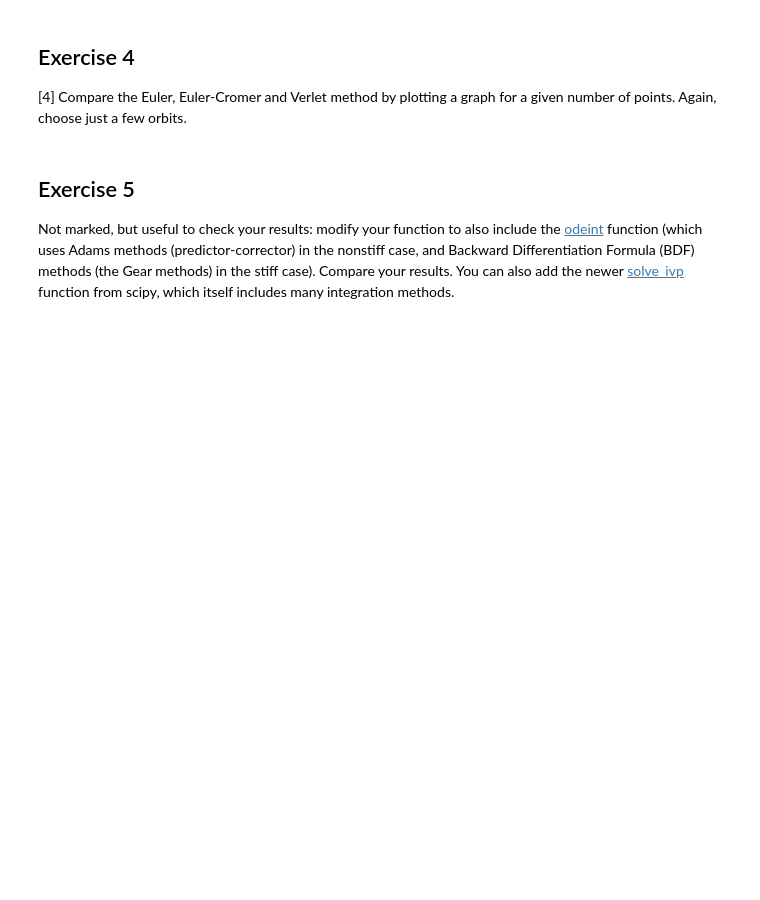
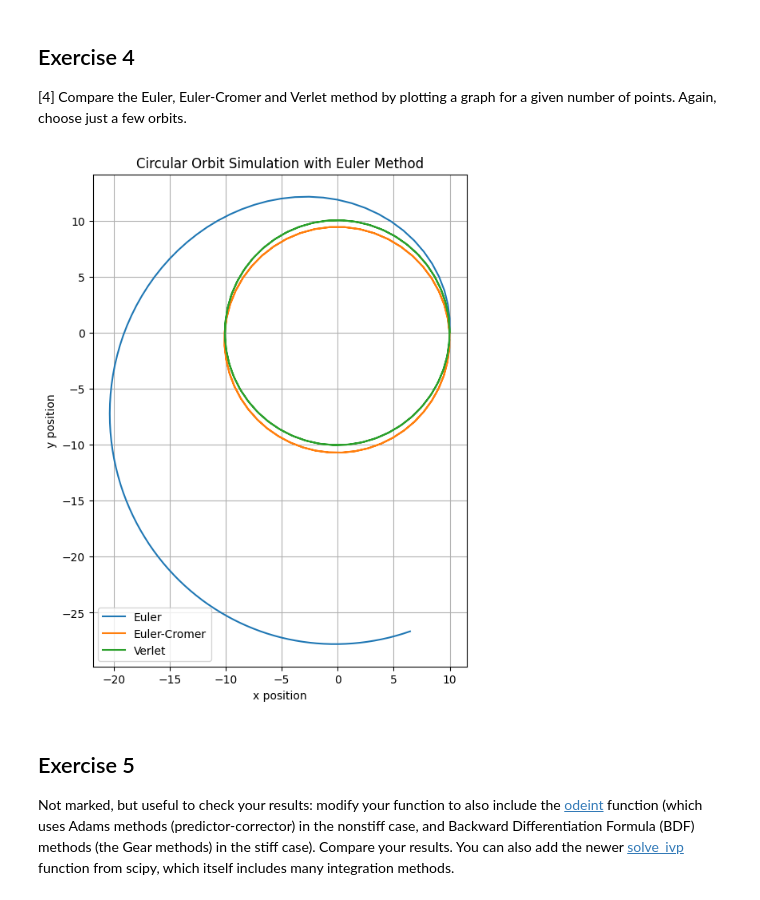
Before and after one commit to PX2145-2025/week-9-b-JonesRhys, a Jupyter notebook: ODEs_2.ipynb, the cells around one changed output. Cells and saved outputs as stored; diff of their text form; code cells hidden in the pictures; blank space fills up the shorter version.

```diff
--- a/ODEs_2.ipynb
+++ b/ODEs_2.ipynb
@@ -359,6 +396,65 @@ plt.show()
 ## Exercise 4
 
 [4] Compare the Euler, Euler-Cromer and Verlet method by plotting a graph for a given number of points. Again, choose just a few orbits.
+# %%
+# parameters from the question
+G=1
+M=1
+
+# initial radial distance
+r_initial = 10
+
+#  create a NumPy array r0_circular for the initial position
+r0_circular = np.array([r_initial, 0])
+
+# square of angular velocity
+omega_squared = G * M / (r_initial**3)
+
+# find omega
+omega = np.sqrt(omega_squared)
+
+# magnitude of initial tangential velocity
+v_magnitude = r_initial * omega
+
+# create a NumPy array v0_circular for the initial velocity components
+v0_circular = np.array([0, v_magnitude])
+
+# time period T for one orbit
+T = 2 * np.pi / omega
+
+
+# tmax for two periods
+tmax_simulation = 2 * T
+
+# N values to test
+Ns = [100]
+
+# store results for plotting
+simulation_results = {}
+
+plt.figure(figsize=(8, 8))
+for n_val in Ns:
+
+    t, r, v = orbit_solve(r0_circular, v0_circular, tmax_simulation, n_val, method='euler')
+    simulation_results[n_val] = {'t': t, 'r': r, 'v': v}
+    plt.plot(r[:, 0], r[:, 1], label=f'Euler')
+
+    t_ec, r_ec, v_ec = orbit_solve(r0_circular, v0_circular, tmax_simulation, n_val, method = 'euler-cromer')
+    plt.plot(r_ec[:, 0], r_ec[:, 1], label=f'Euler-Cromer')
+
+    t_v, r_v, v_v = orbit_solve(r0_circular, v0_circular, tmax_simulation, n_val, method = 'verlet')
+    plt.plot(r_v[:, 0], r_v[:, 1], label=f'Verlet')
+
+
+plt.title('Circular Orbit Simulation with Euler Method')
+plt.xlabel('x position')
+plt.ylabel('y position')
+plt.grid()
+plt.gca().set_aspect('equal', adjustable='box') # keeps the circular shape of the orbit, without it it looks like an egg
+plt.legend()
+plt.show()
+# %% [output]
+[figure, added]
 # %% [markdown]
 ## Exercise 5
 
```
Also changed, not shown: parts of 13 cells of this notebook.
